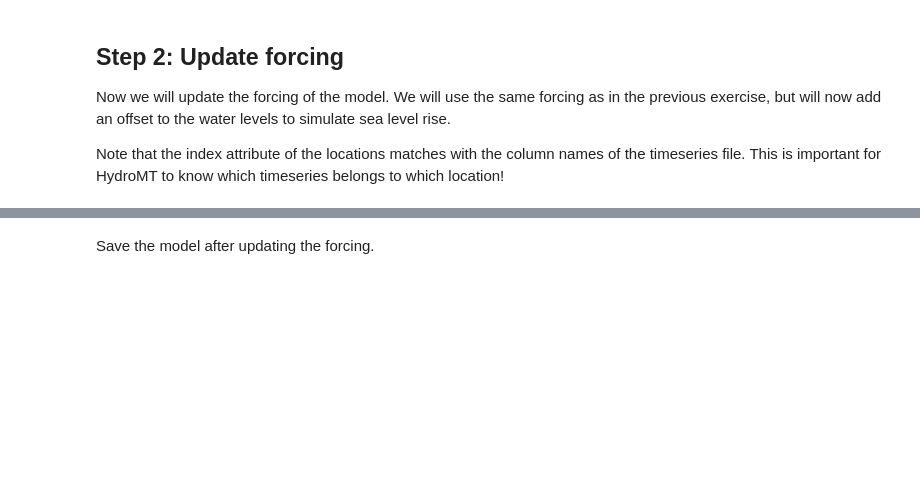
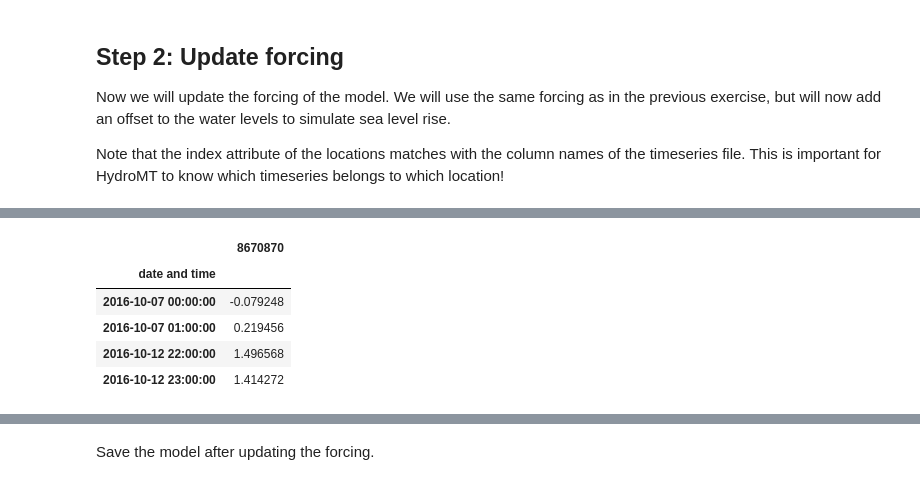
Before and after one commit to sd-59/Assignment_2_Coastal_flood_hazard_assessment-, a Jupyter notebook: notebooks/03_SFINCS_model_scenario_analysis.ipynb, the cells around one changed output, grey strips where cells are left out. Drawn from its saved outputs; the diff is of its cells as text; code cells hidden in the pictures; blank space fills up the shorter version.

```diff
--- a/notebooks/03_SFINCS_model_scenario_analysis.ipynb
+++ b/notebooks/03_SFINCS_model_scenario_analysis.ipynb
@@ -59,14 +74,21 @@ locations
 # %%
 # read design hydrographs
 timeseries = pd.read_csv(
-    Path(r"../data/gtsm_codec_reanalysis_hourly_v1/timeseries_Irma_2.csv"),
+    Path(r"../data/gtsm_codec_reanalysis_hourly_v1/validationtimeseries.csv"),
     index_col=0,
     parse_dates=True,
 )
 # clip to model event period
 tstart, tstop = sf.get_model_time()
 timeseries = timeseries.loc[tstart:tstop]
 timeseries.iloc[[0, 1, -2, -1], :]
+# %% [output]
+|  | 8670870 |
+| date and time |  |
+| 2016-10-07 00:00:00 | -0.079248 |
+| 2016-10-07 01:00:00 | 0.219456 |
+| 2016-10-12 22:00:00 | 1.496568 |
+| 2016-10-12 23:00:00 | 1.414272 |
 # %%
 # estimate the sea level rise in 2100
 # hint use the IPCC AR6 interactive atlas via https://interactive-atlas.ipcc.ch/regional-information
```
Also changed, not shown: parts of 9 cells of this notebook, 2 other files.
